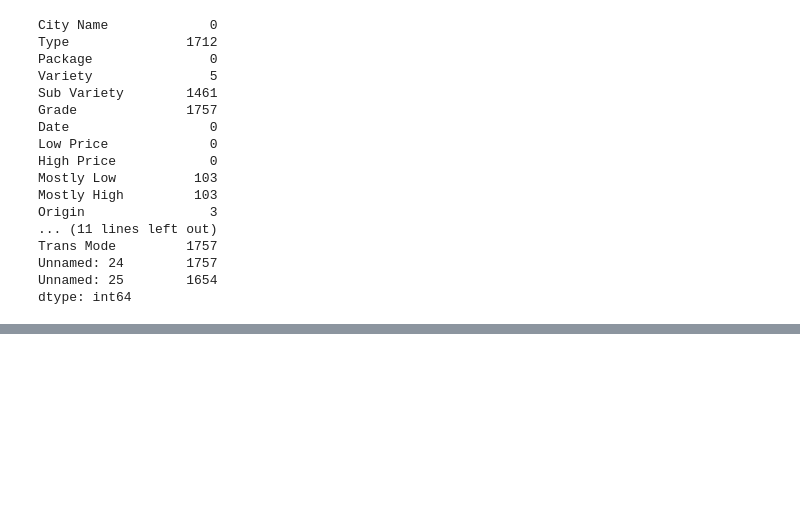
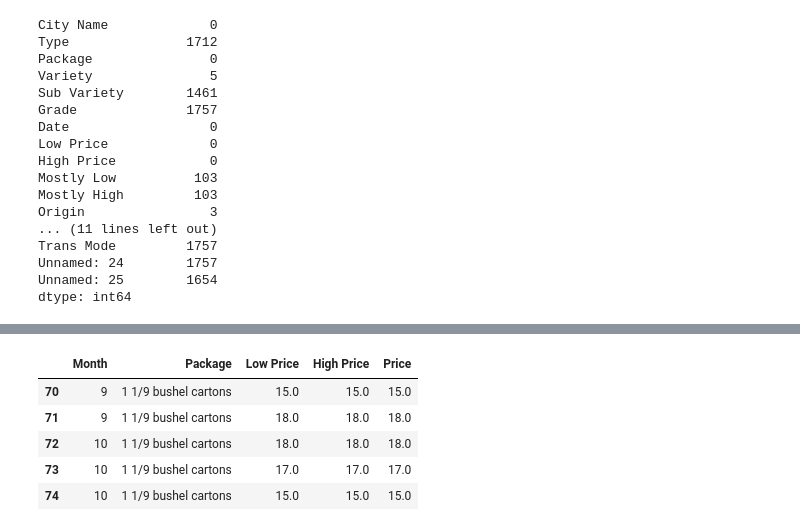
Before and after one commit to brisacoder/ML-For-Beginners, a Jupyter notebook: 2-Regression/2-Data/notebook.ipynb, the cells around one changed output, grey strips where cells are left out. Cells and saved outputs as stored; diff of their text form; code cells hidden in the pictures; blank space fills up the shorter version.

```diff
--- a/2-Regression/2-Data/notebook.ipynb
+++ b/2-Regression/2-Data/notebook.ipynb
@@ -42,0 +48,3 @@ dtype: int64
+# %%
+price = (pumpkins['Low Price'] + pumpkins['High Price']) / 2
+price
@@ -42,0 +64,3 @@ dtype: int64
+# %%
+month = pd.DatetimeIndex(pumpkins['Date']).month
+# pumpkins['Month'] = month
@@ -42,0 +82,11 @@ dtype: int64
+# %%
+new_pumpkins = pd.DataFrame({'Month': month, 'Package': pumpkins['Package'], 'Low Price': pumpkins['Low Price'],'High Price': pumpkins['High Price'], 'Price': price})
+# %%
+new_pumpkins.head()
+# %% [output]
+|  | Month | Package | Low Price | High Price | Price |
+| 70 | 9 | 1 1/9 bushel cartons | 15.0 | 15.0 | 15.0 |
+| 71 | 9 | 1 1/9 bushel cartons | 18.0 | 18.0 | 18.0 |
+| 72 | 10 | 1 1/9 bushel cartons | 18.0 | 18.0 | 18.0 |
+| 73 | 10 | 1 1/9 bushel cartons | 17.0 | 17.0 | 17.0 |
+| 74 | 10 | 1 1/9 bushel cartons | 15.0 | 15.0 | 15.0 |
```
Also changed, not shown: parts of 7 cells of this notebook.
